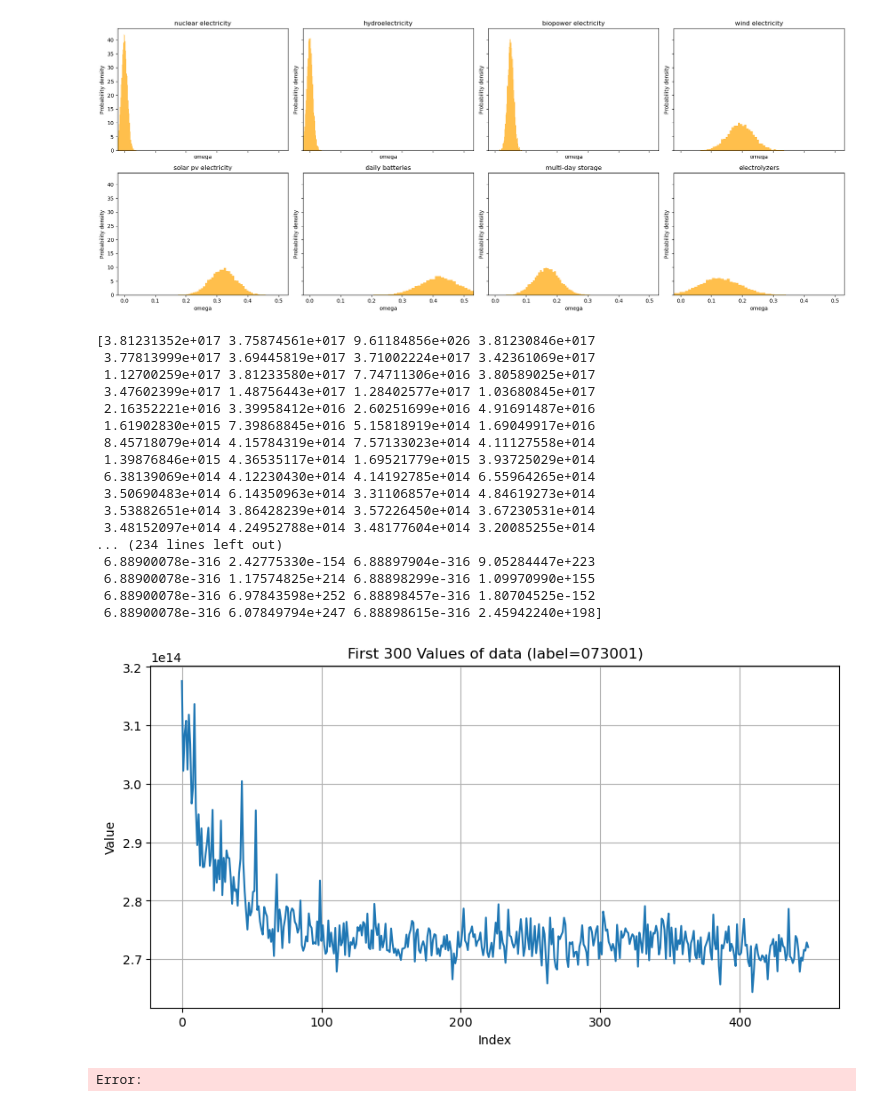
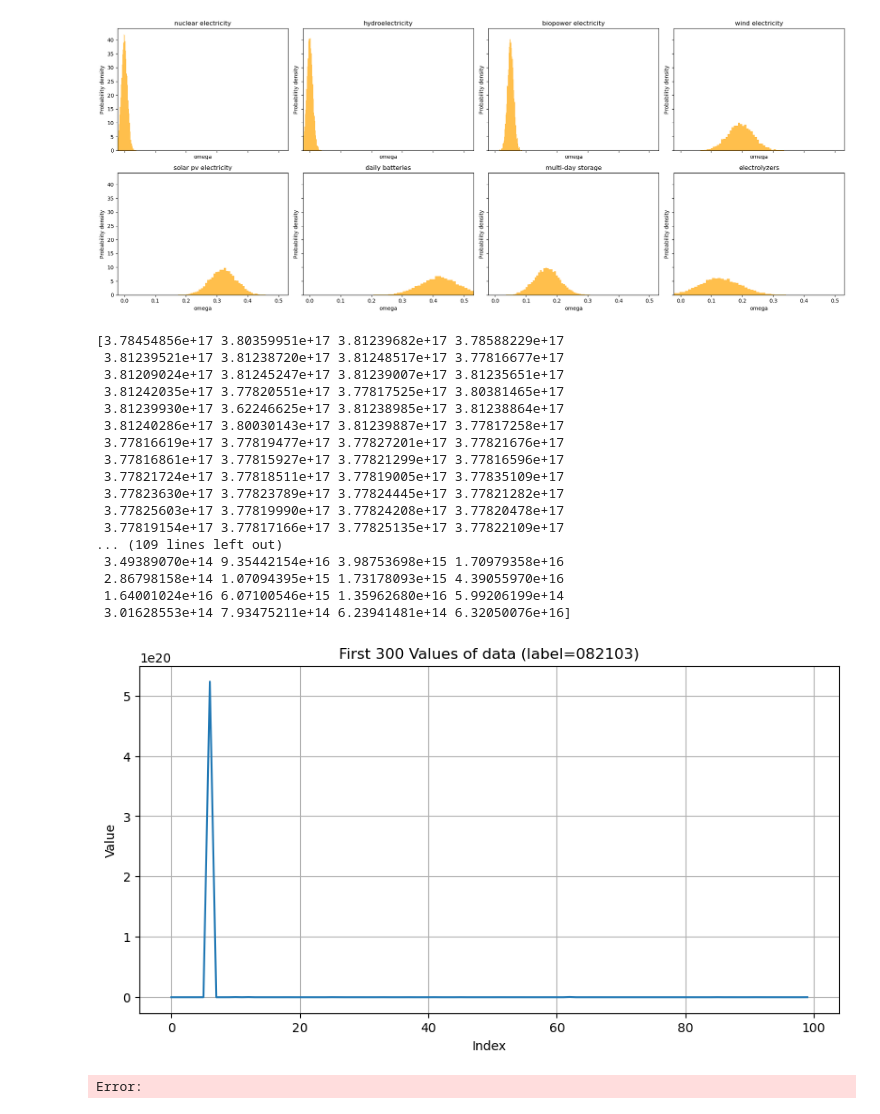
Before and after one commit to Mofan-coding/energy_dps, a Jupyter notebook: test.ipynb, the cells around one changed output. Saved outputs shown, nothing was run; the diff lists cells and outputs as text; code cells hidden in the pictures.

```diff
--- a/test.ipynb
+++ b/test.ipynb
@@ -61,39 +61,39 @@ plt.show()
 # %%
 import numpy as np
 
-label = '073001'
+label = '082103'
 data = np.load(f"results/figures/{label}/objective_vs_iteration.npy")
 print(data)
 # %% [output]
-[3.81231352e+017 3.75874561e+017 9.61184856e+026 3.81230846e+017
- 3.77813999e+017 3.69445819e+017 3.71002224e+017 3.42361069e+017
- 1.12700259e+017 3.81233580e+017 7.74711306e+016 3.80589025e+017
- 3.47602399e+017 1.48756443e+017 1.28402577e+017 1.03680845e+017
- 2.16352221e+016 3.39958412e+016 2.60251699e+016 4.91691487e+016
- 1.61902830e+015 7.39868845e+016 5.15818919e+014 1.69049917e+016
- 8.45718079e+014 4.15784319e+014 7.57133023e+014 4.11127558e+014
- 1.39876846e+015 4.36535117e+014 1.69521779e+015 3.93725029e+014
- 6.38139069e+014 4.12230430e+014 4.14192785e+014 6.55964265e+014
- 3.50690483e+014 6.14350963e+014 3.31106857e+014 4.84619273e+014
- 3.53882651e+014 3.86428239e+014 3.57226450e+014 3.67230531e+014
- 3.48152097e+014 4.24952788e+014 3.48177604e+014 3.20085255e+014
-... (234 lines left out)
- 6.88900078e-316 2.42775330e-154 6.88897904e-316 9.05284447e+223
- 6.88900078e-316 1.17574825e+214 6.88898299e-316 1.09970990e+155
- 6.88900078e-316 6.97843598e+252 6.88898457e-316 1.80704525e-152
- 6.88900078e-316 6.07849794e+247 6.88898615e-316 2.45942240e+198]
+[3.78454856e+17 3.80359951e+17 3.81239682e+17 3.78588229e+17
+ 3.81239521e+17 3.81238720e+17 3.81248517e+17 3.77816677e+17
+ 3.81209024e+17 3.81245247e+17 3.81239007e+17 3.81235651e+17
+ 3.81242035e+17 3.77820551e+17 3.77817525e+17 3.80381465e+17
+ 3.81239930e+17 3.62246625e+17 3.81238985e+17 3.81238864e+17
+ 3.81240286e+17 3.80030143e+17 3.81239887e+17 3.77817258e+17
+ 3.77816619e+17 3.77819477e+17 3.77827201e+17 3.77821676e+17
+ 3.77816861e+17 3.77815927e+17 3.77821299e+17 3.77816596e+17
+ 3.77821724e+17 3.77818511e+17 3.77819005e+17 3.77835109e+17
+ 3.77823630e+17 3.77823789e+17 3.77824445e+17 3.77821282e+17
+ 3.77825603e+17 3.77819990e+17 3.77824208e+17 3.77820478e+17
+ 3.77819154e+17 3.77817166e+17 3.77825135e+17 3.77822109e+17
+... (109 lines left out)
+ 3.49389070e+14 9.35442154e+16 3.98753698e+15 1.70979358e+16
+ 2.86798158e+14 1.07094395e+15 1.73178093e+15 4.39055970e+16
+ 1.64001024e+16 6.07100546e+15 1.35962680e+16 5.99206199e+14
+ 3.01628553e+14 7.93475211e+14 6.23941481e+14 6.32050076e+16]
 # %%
 import matplotlib.pyplot as plt
 
 plt.figure(figsize=(10, 5))
-plt.plot(data[50:500])
+plt.plot(data[400:600])
 plt.title(f'First 300 Values of data (label={label})')
 plt.xlabel('Index')
 plt.ylabel('Value')
 plt.grid(True)
 plt.show()
 # %% [output]
-[figure, old version]
+[figure, new version]
 # %%
 import pandas as pd
 import matplotlib.pyplot as plt
```
Also changed, not shown: 29 other files.
